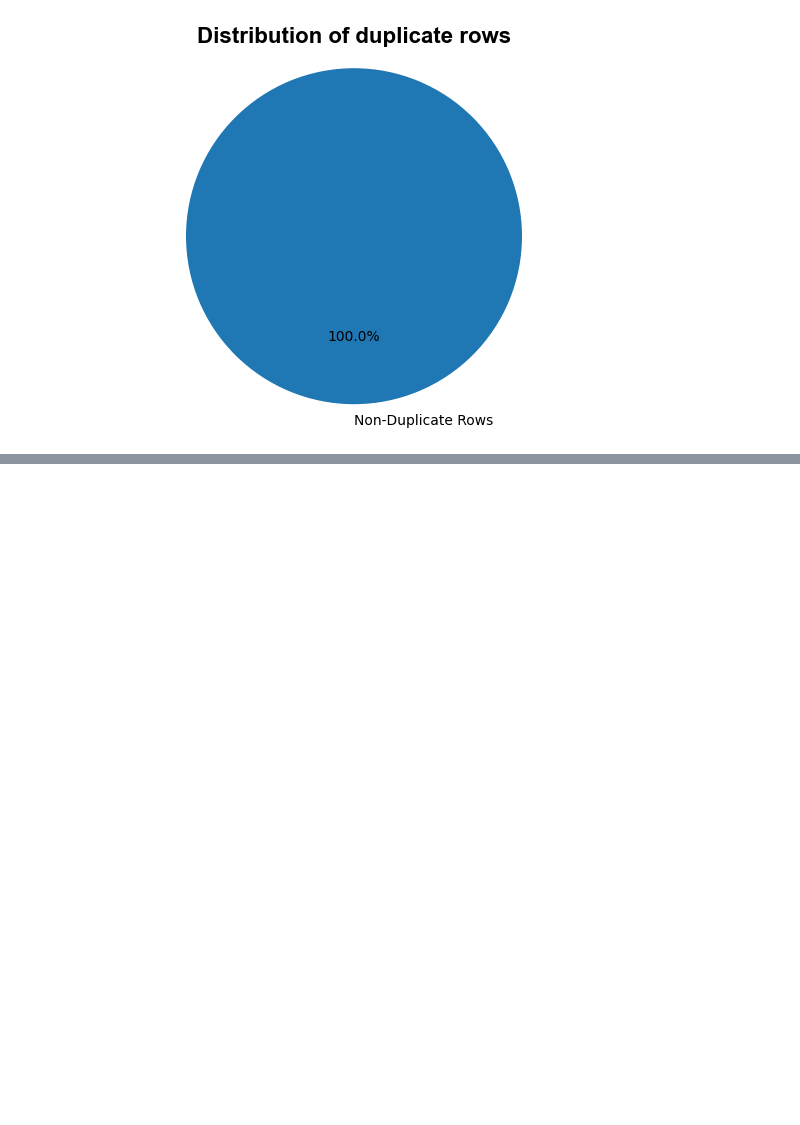
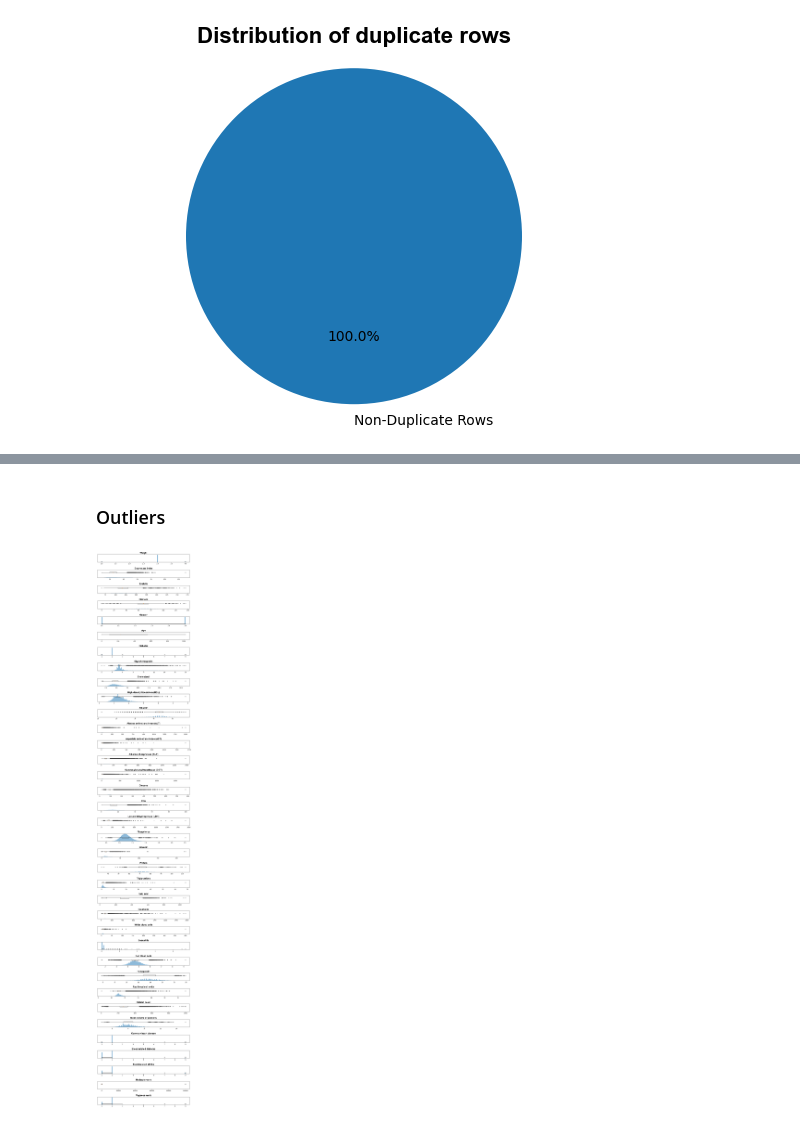
Before and after one commit to patsals/CHD-adversarial-nn, a Jupyter notebook: eda.ipynb, the cells around one changed output, grey strips where cells are left out. Cells and saved outputs as stored; diff of their text form; code cells hidden in the pictures; blank space fills up the shorter version.

```diff
--- a/eda.ipynb
+++ b/eda.ipynb
@@ -210,0 +295,27 @@ df[df['Coronary heart disease'] == 1].shape
+# %% [markdown]
+### Outliers
+# %%
+plot_df = df[[col for col in df.columns if col not in ('SEQN', 'Year Range')]]
+fig, axs = plt.subplots(plot_df.shape[1], 1, figsize=(12, plot_df.shape[1]*2))
+
+for i, col in enumerate(plot_df.columns):
+    axs[i].hist(plot_df[col].dropna(),
+        bins=100,
+        alpha=0.5,
+        color='C0',
+        density=True
+    )
+    axs[i].boxplot(
+        plot_df[col].dropna(),
+        vert=False,
+        flierprops=dict(marker='o', color='r', markersize=3)
+    )
+    axs[i].set_title(col, fontsize=16, fontweight='bold', color='black', fontname='Arial')
+    axs[i].set_yticks([])  # This hides the ticks
+    axs[i].set_yticklabels([])
+
+plt.subplots_adjust(hspace=1)
+
+fig.show()
+# %% [output]
+[figure, added]
```
Also changed, not shown: parts of 10 cells of this notebook, 5 other files.
